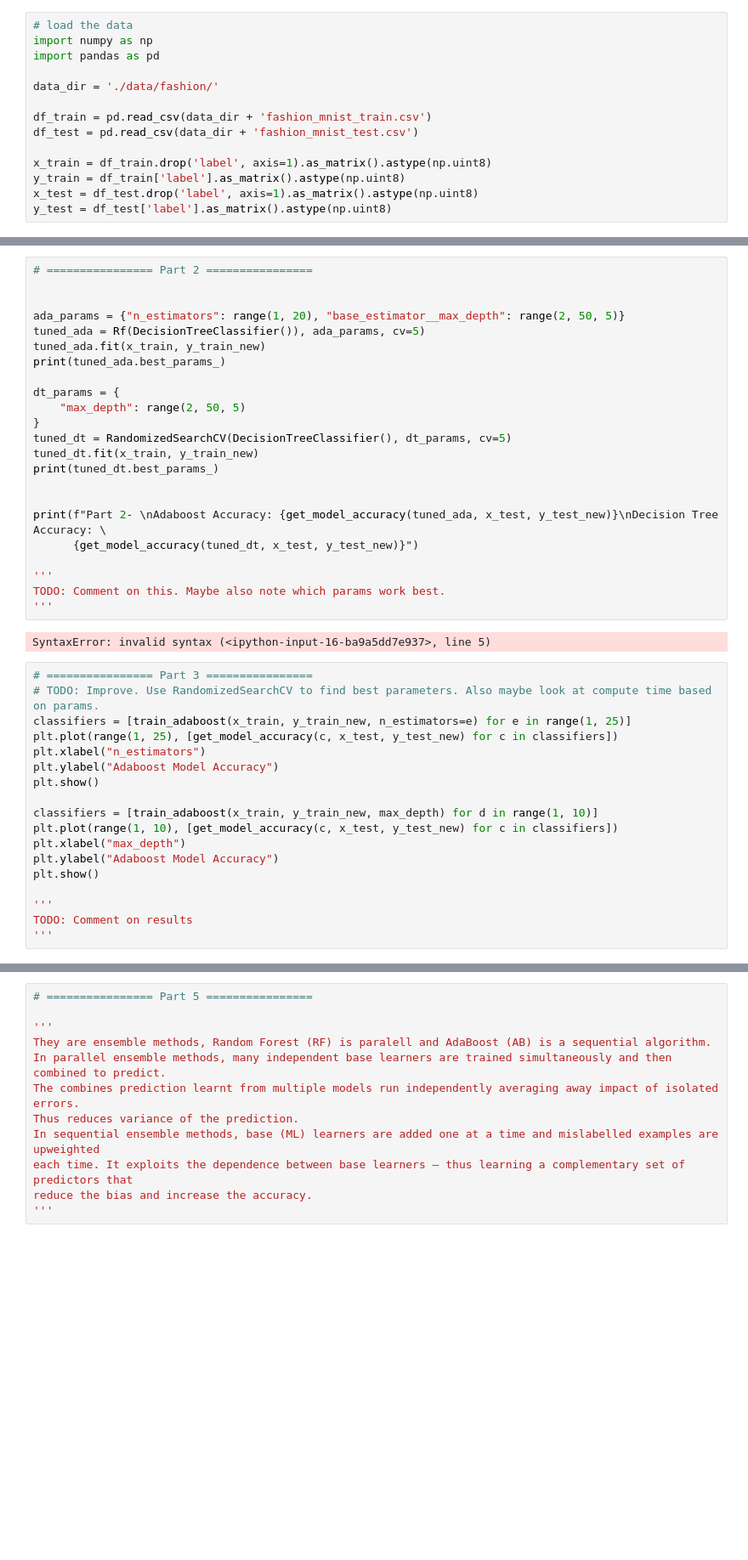
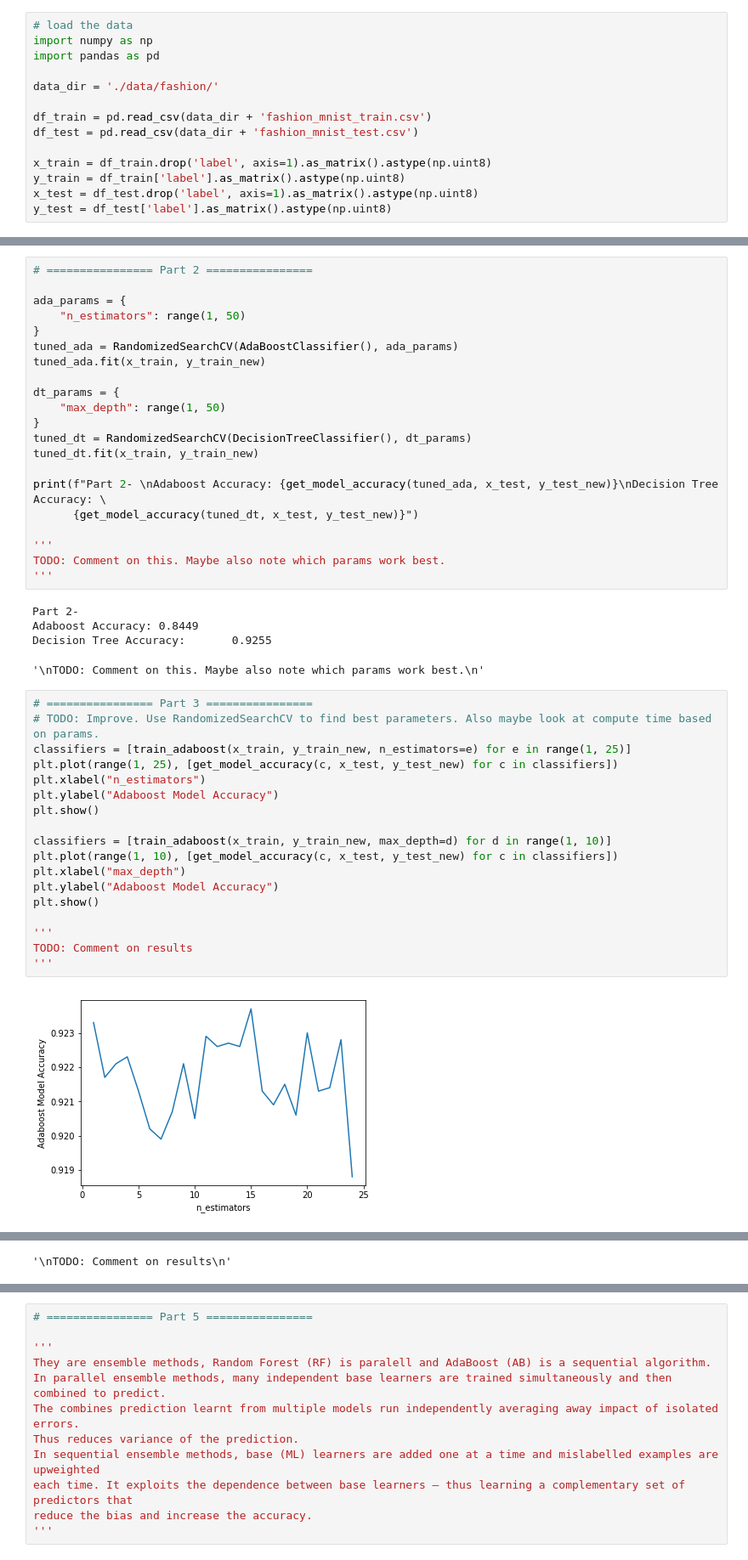
Before and after one commit to 94929/age-regression-from-brain-mri-images, a Jupyter notebook: MLI-CW-1.ipynb, the cells around one changed output, grey strips where cells are left out. Shown at 85% size. Saved outputs shown, nothing was run; the diff lists cells and outputs as text; blank space fills up the shorter version.

```diff
--- a/MLI-CW-1.ipynb
+++ b/MLI-CW-1.ipynb
@@ -392,19 +392,17 @@ Part 1- Decision Forest Accuracy: 0.9468
 # %%
 # ================ Part 2 ================
 
-
-ada_params = {"n_estimators": range(1, 20), "base_estimator__max_depth": range(2, 50, 5)}
-tuned_ada = Rf(DecisionTreeClassifier()), ada_params, cv=5)
+ada_params = {
+    "n_estimators": range(1, 50)
+}
+tuned_ada = RandomizedSearchCV(AdaBoostClassifier(), ada_params)
 tuned_ada.fit(x_train, y_train_new)
-print(tuned_ada.best_params_)
 
 dt_params = {
-    "max_depth": range(2, 50, 5)
+    "max_depth": range(1, 50)
 }
-tuned_dt = RandomizedSearchCV(DecisionTreeClassifier(), dt_params, cv=5)
+tuned_dt = RandomizedSearchCV(DecisionTreeClassifier(), dt_params)
 tuned_dt.fit(x_train, y_train_new)
-print(tuned_dt.best_params_)
-
 
 print(f"Part 2- \nAdaboost Accuracy: {get_model_accuracy(tuned_ada, x_test, y_test_new)}\nDecision Tree Accuracy: \
       {get_model_accuracy(tuned_dt, x_test, y_test_new)}")
@@ -413,22 +411,27 @@ print(f"Part 2- \nAdaboost Accuracy: {get_model_accuracy(tuned_ada, x_test, y_te
 TODO: Comment on this. Maybe also note which params work best.
 '''
 # %% [output]
-SyntaxError: invalid syntax (<ipython-input-16-ba9a5dd7e937>, line 5)
+Part 2-
+Adaboost Accuracy: 0.8449
+Decision Tree Accuracy:       0.9255
+'\nTODO: Comment on this. Maybe also note which params work best.\n'
 # %%
 # ================ Part 3 ================
 # TODO: Improve. Use RandomizedSearchCV to find best parameters. Also maybe look at compute time based on params.
 classifiers = [train_adaboost(x_train, y_train_new, n_estimators=e) for e in range(1, 25)]
 plt.plot(range(1, 25), [get_model_accuracy(c, x_test, y_test_new) for c in classifiers])
 plt.xlabel("n_estimators")
 plt.ylabel("Adaboost Model Accuracy")
 plt.show()
 
-classifiers = [train_adaboost(x_train, y_train_new, max_depth) for d in range(1, 10)]
+classifiers = [train_adaboost(x_train, y_train_new, max_depth=d) for d in range(1, 10)]
 plt.plot(range(1, 10), [get_model_accuracy(c, x_test, y_test_new) for c in classifiers])
 plt.xlabel("max_depth")
 plt.ylabel("Adaboost Model Accuracy")
 plt.show()
 
 '''
 TODO: Comment on results
 '''
+# %% [output]
+[figure, added]
@@ -435,3 +439,4 @@ TODO: Comment on results
+'\nTODO: Comment on results\n'
 # %%
 # ================ Part 4 ================
 # Train a Decsiion Forest for all classes and also compare the performance with
```
Also changed, not shown: parts of 9 cells of this notebook.
